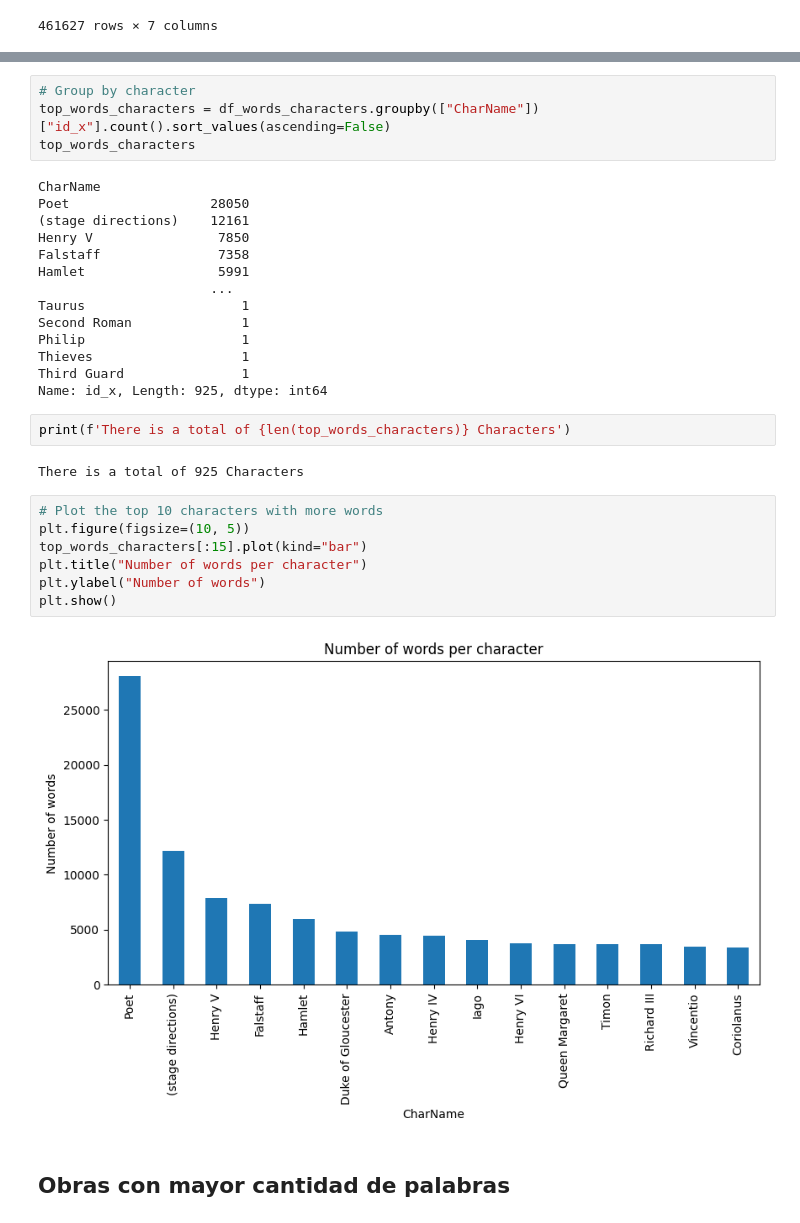
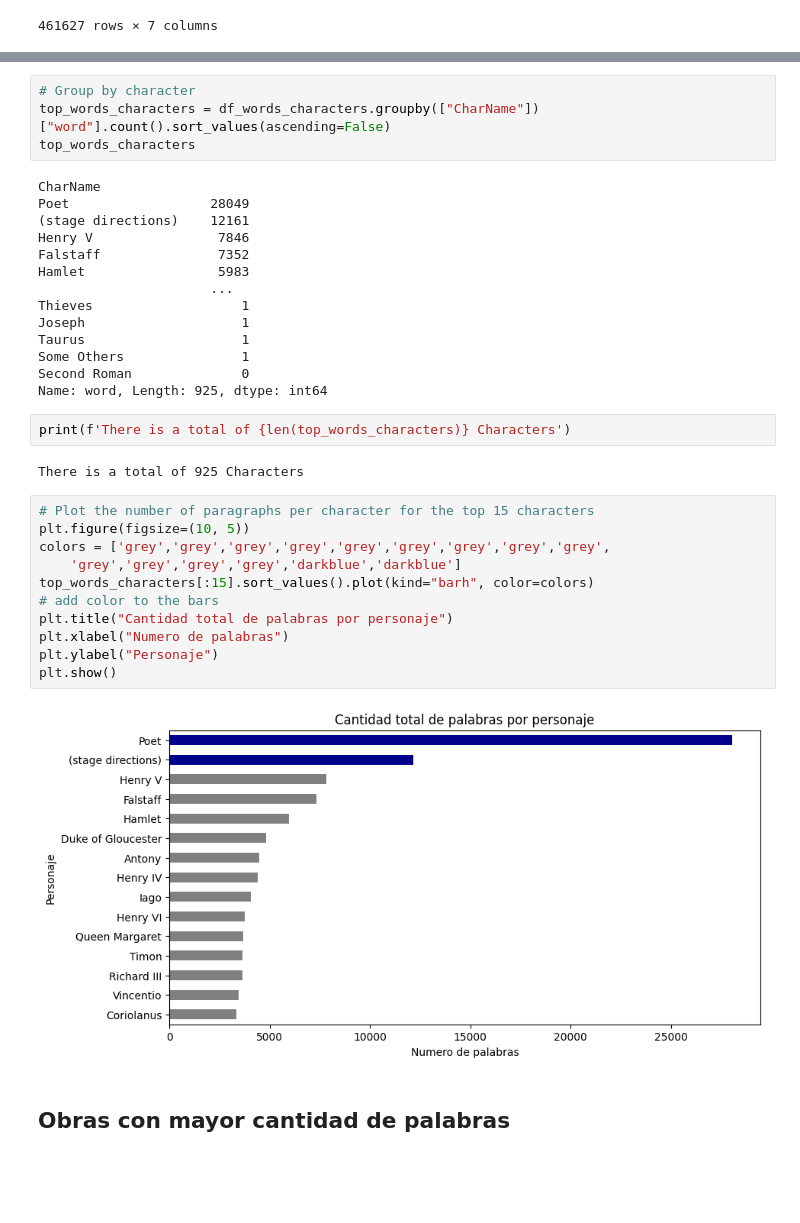
Before and after one commit to enzofali/intro-cd, a Jupyter notebook: Tarea_1/Tarea1_resolucion.ipynb, the cells around one changed output, grey strips where cells are left out. Drawn from its saved outputs; the diff is of its cells as text; blank space fills up the shorter version.

```diff
--- a/Tarea_1/Tarea1_resolucion.ipynb
+++ b/Tarea_1/Tarea1_resolucion.ipynb
@@ -871,34 +892,38 @@ Name: id_x, Length: 258466, dtype: int64
 # %%
 # Group by character
-top_words_characters = df_words_characters.groupby(["CharName"])["id_x"].count().sort_values(ascending=False)
+top_words_characters = df_words_characters.groupby(["CharName"])["word"].count().sort_values(ascending=False)
 top_words_characters
 # %% [output]
 CharName
-Poet                  28050
+Poet                  28049
 (stage directions)    12161
-Henry V                7850
-Falstaff               7358
-Hamlet                 5991
+Henry V                7846
+Falstaff               7352
+Hamlet                 5983
                       ...
+Thieves                   1
+Joseph                    1
 Taurus                    1
-Second Roman              1
-Philip                    1
-Thieves                   1
-Third Guard               1
-Name: id_x, Length: 925, dtype: int64
+Some Others               1
+Second Roman              0
+Name: word, Length: 925, dtype: int64
 # %%
 print(f'There is a total of {len(top_words_characters)} Characters')
 # %% [output]
 There is a total of 925 Characters
-# %%
-# Plot the top 10 characters with more words
-plt.figure(figsize=(10, 5))
-top_words_characters[:15].plot(kind="bar")
-plt.title("Number of words per character")
-plt.ylabel("Number of words")
-plt.show()
-# %% [output]
-[figure, removed]
+# %%
+# Plot the number of paragraphs per character for the top 15 characters
+plt.figure(figsize=(10, 5))
+colors = ['grey','grey','grey','grey','grey','grey','grey','grey','grey',
+    'grey','grey','grey','grey','darkblue','darkblue']
+top_words_characters[:15].sort_values().plot(kind="barh", color=colors)
+# add color to the bars
+plt.title("Cantidad total de palabras por personaje")
+plt.xlabel("Numero de palabras")
+plt.ylabel("Personaje")
+plt.show()
+# %% [output]
+[figure, added]
 # %% [markdown]
  ## Obras con mayor cantidad de palabras
 # %%
```
Also changed, not shown: parts of 21 cells of this notebook, 1 other file.
